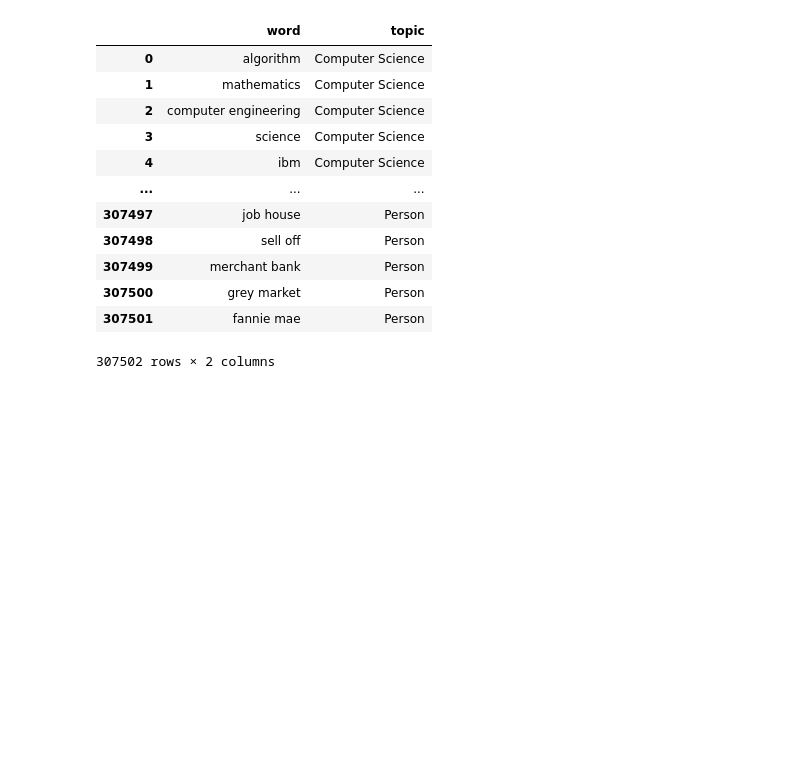
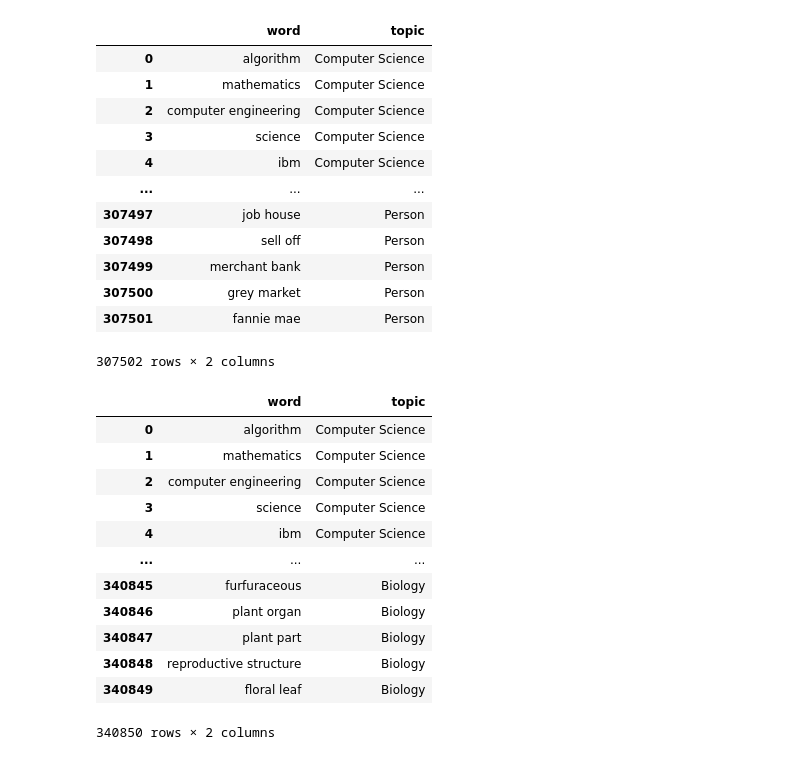
Before and after one commit to SimplePro/TopicModeling, a Jupyter notebook: topic_modeling_logic.ipynb, the cells around one changed output. Cells and saved outputs as stored; diff of their text form; code cells hidden in the pictures; blank space fills up the shorter version.

Commit message:
added topic_modeling_logic file

```diff
--- a/topic_modeling_logic.ipynb
+++ b/topic_modeling_logic.ipynb
@@ -303,3 +303,44 @@ topic_modeling_df
 307502 rows × 2 columns
 # %%
 topic_modeling_df.to_csv("./topic_modeling.csv")
+# %%
+search_word = ["Biology"]
+biology_word = []
+
+cnt = 0
+while search_word:
+    related_word = crawling(search_word[0])
+
+    if len(related_word) > 20:
+        biology_word.extend(related_word)
+
+        if cnt <= 3:
+            search_word.extend(random.sample(related_word, 20))
+
+
+    del search_word[0]
+    cnt += 1
+
+for i in range(len(biology_word)):
+    biology_word[i] = np.array([307501 + i + 1, biology_word[i], "Biology"])
+
+topic_modeling_df = np.append(topic_modeling_df, biology_word)
+topic_modeling_df = topic_modeling_df.reshape(topic_modeling_df.shape[0] // 3, 3)
+topic_modeling_df = pd.DataFrame(topic_modeling_df, columns=["Indexs", "word", "topic"])
+topic_modeling_df.drop("Indexs", axis=1, inplace=True)
+
+topic_modeling_df
+# %% [output]
+|  | word | topic |
+| 0 | algorithm | Computer Science |
+| 1 | mathematics | Computer Science |
+| 2 | computer engineering | Computer Science |
+| 3 | science | Computer Science |
+| 4 | ibm | Computer Science |
+| ... | ... | ... |
+| 340845 | furfuraceous | Biology |
+| 340846 | plant organ | Biology |
+| 340847 | plant part | Biology |
+| 340848 | reproductive structure | Biology |
+| 340849 | floral leaf | Biology |
+340850 rows × 2 columns
```
Also changed, not shown: parts of 3 cells of this notebook.
